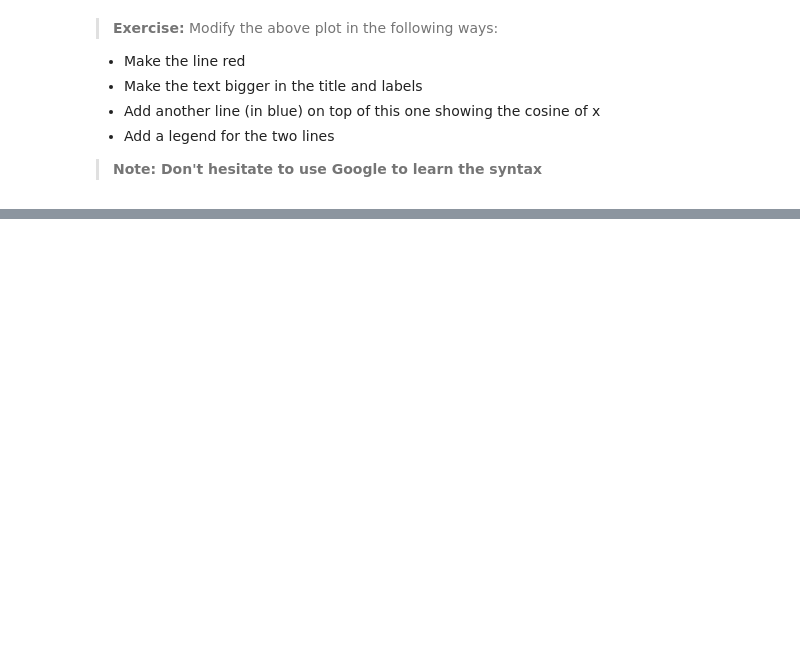
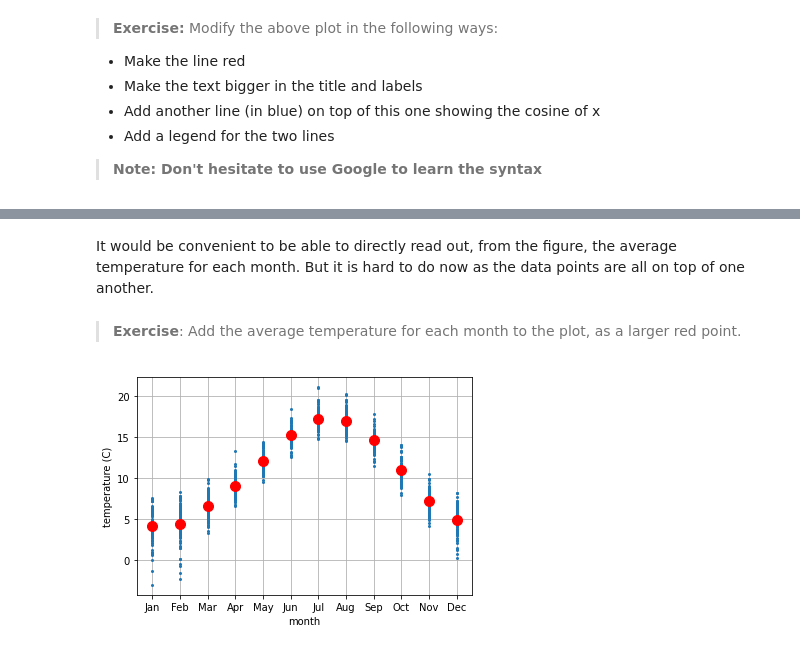
Before and after one commit to sjbabdi/BiomedicalSciences, a Jupyter notebook: BiomedicalSciences_Python_1.ipynb, the cells around one changed output, grey strips where cells are left out. Drawn from its saved outputs; the diff is of its cells as text; code cells hidden in the pictures; blank space fills up the shorter version.

```diff
--- a/BiomedicalSciences_Python_1.ipynb
+++ b/BiomedicalSciences_Python_1.ipynb
@@ -115,0 +155,25 @@ I like to use Oxford weather data, which I originally found here: http://www.met
+# %% [markdown]
+It would be convenient to be able to directly read out, from the figure, the average temperature for each month. But it is hard to do now as the data points are all on top of one another.
+# %% [markdown]
+> **Exercise**: Add the average temperature for each month to the plot, as a larger red point.
+# %%
+#@title Possible solution
+# Create a list of average temperatures
+avg_temp = [] # empty list for now
+for m in np.arange(1,13):
+  # only average over the same month
+  avg_temp.append( np.mean(temperature[month==m]) )
+
+# Note: a compact way to do the above in python uses list-comprehensions:
+avg_temp = [ np.mean(temperature[month==m]) for m in np.arange(1,13) ]
+
+# Now do the plotting
+plt.plot(month,temperature,'o',markersize=2)
+plt.plot(np.arange(1,13),avg_temp,'o',color='r',markersize=10)
+plt.xlabel('month')
+plt.ylabel('temperature (C)')
+plt.xticks(np.arange(1,13), month_names)
+plt.grid()
+plt.show()
+# %% [output]
+[figure, added]
```
Also changed, not shown: parts of 28 cells of this notebook.
